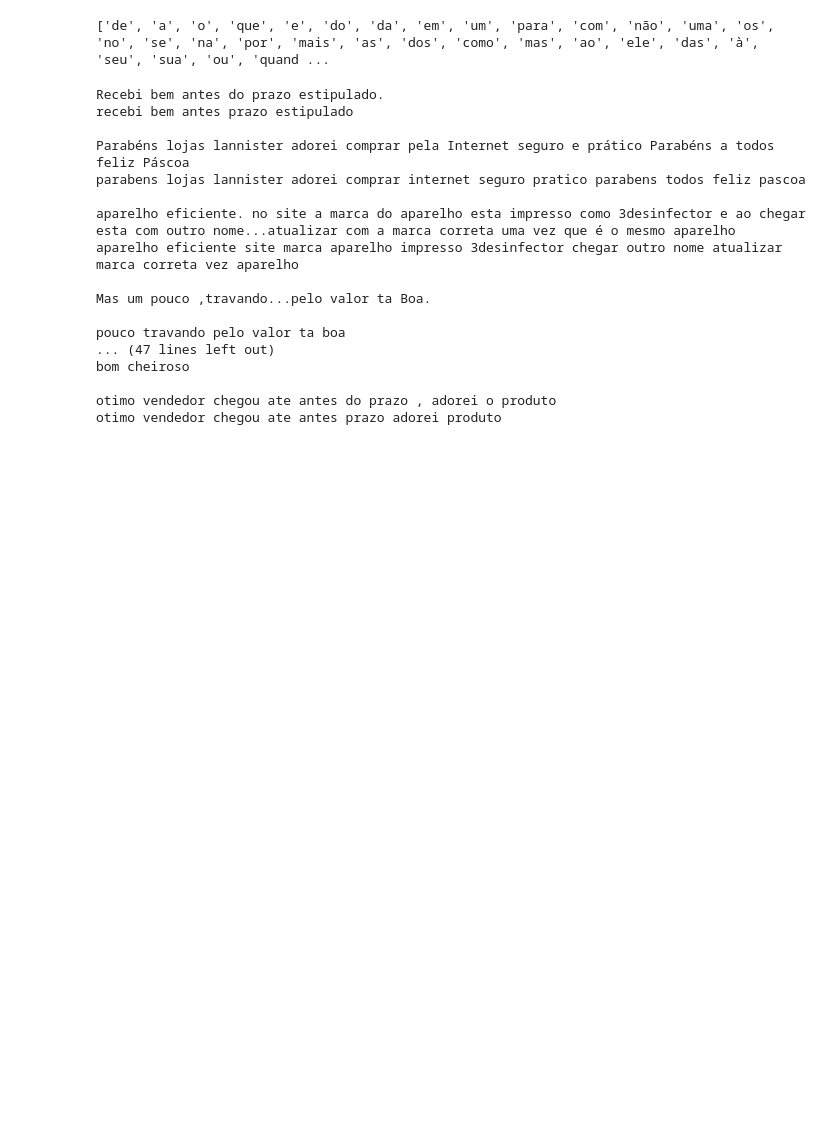
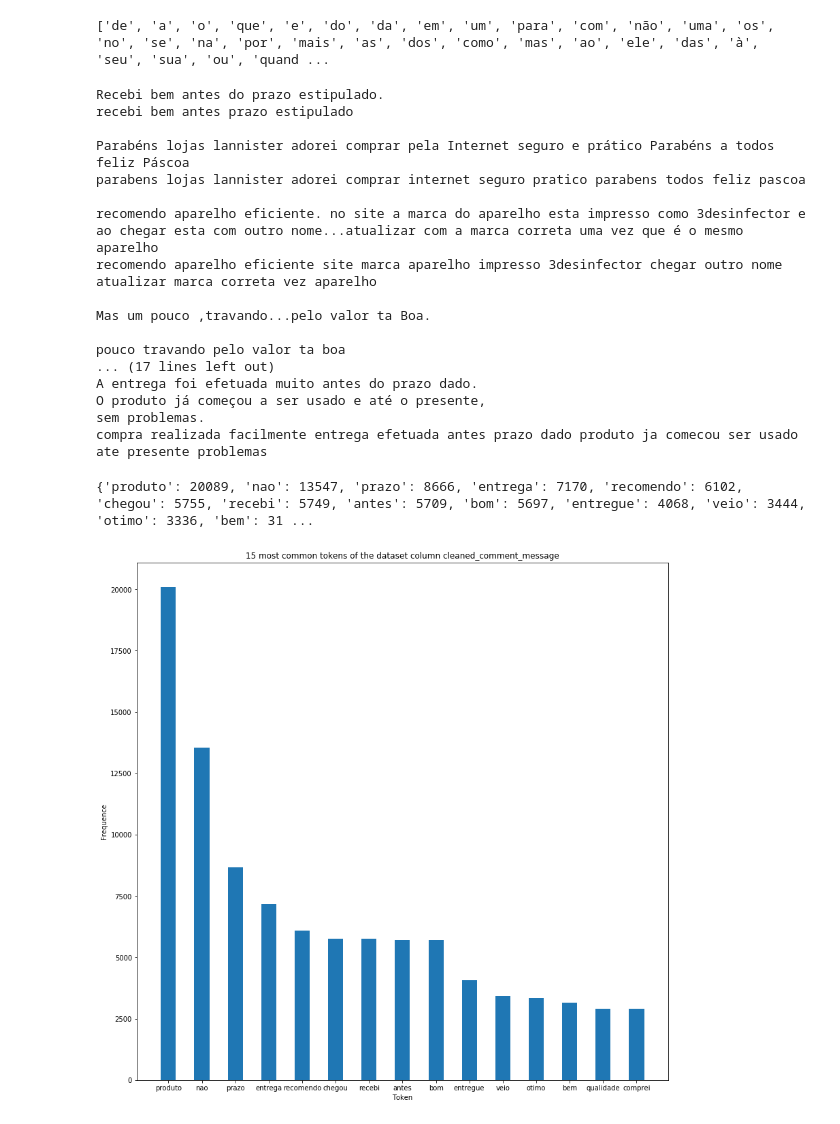
Before and after one commit to ViniciusBernardo/olist-orders-review-sentiment-analysis, a Jupyter notebook: olist_order_reviews.ipynb, the cells around one changed output. Cells and saved outputs as stored; diff of their text form; code cells hidden in the pictures; blank space fills up the shorter version.

```diff
--- a/olist_order_reviews.ipynb
+++ b/olist_order_reviews.ipynb
@@ -124,12 +159,8 @@ print(stopwords)
 import unicodedata
 from nltk.tokenize import RegexpTokenizer
 
-
-df.dropna(subset=['review_comment_message'], inplace=True)
-
 def remove_stopwords(string):
     result_string = []
-
     for letter in string.split():
         result_string.append(letter) if letter not in stopwords else None
 
@@ -152,10 +183,10 @@ def clean_data(input_str):
 
     return input_str
 
-df['cleaned_comment_message'] = df['review_comment_message'].apply(clean_data)
+df['cleaned_comment_message'] = df['review_comment_message_and_title'].apply(clean_data)
 
-for i in range(20):
-    print(df['review_comment_message'][i])
+for i in range(10):
+    print(df['review_comment_message_and_title'][i])
     print(df['cleaned_comment_message'][i])
     print()
 # %% [output]
@@ -165,17 +196,36 @@ recebi bem antes prazo estipulado
 Parabéns lojas lannister adorei comprar pela Internet seguro e prático Parabéns a todos feliz Páscoa
 parabens lojas lannister adorei comprar internet seguro pratico parabens todos feliz pascoa
 
-aparelho eficiente. no site a marca do aparelho esta impresso como 3desinfector e ao chegar esta com outro nome...atualizar com a marca correta uma vez que é o mesmo aparelho
-aparelho eficiente site marca aparelho impresso 3desinfector chegar outro nome atualizar marca correta vez aparelho
+recomendo aparelho eficiente. no site a marca do aparelho esta impresso como 3desinfector e ao chegar esta com outro nome...atualizar com a marca correta uma vez que é o mesmo aparelho
+recomendo aparelho eficiente site marca aparelho impresso 3desinfector chegar outro nome atualizar marca correta vez aparelho
 
 Mas um pouco ,travando...pelo valor ta Boa.
 
 pouco travando pelo valor ta boa
-... (47 lines left out)
-bom cheiroso
-
-otimo vendedor chegou ate antes do prazo , adorei o produto
-otimo vendedor chegou ate antes prazo adorei produto
+... (17 lines left out)
+A entrega foi efetuada muito antes do prazo dado.
+O produto já começou a ser usado e até o presente,
+sem problemas.
+compra realizada facilmente entrega efetuada antes prazo dado produto ja comecou ser usado ate presente problemas
+# %%
+import matplotlib.pyplot as plt
+
+frequence = calculate_token_distribution(n_most_common_words, 'cleaned_comment_message')
+print(frequence)
+
+index = list(frequence.keys())
+frequence = [frequence.get(x) for x in index]
+bar_width = 0.45
+
+plt.figure(figsize=(14, 14))
+plt.bar(index, frequence, bar_width)
+plt.title('{} most common tokens of the dataset column cleaned_comment_message'.format(n_most_common_words))
+plt.ylabel('Frequence')
+plt.xlabel('Token')
+plt.show()
+# %% [output]
+{'produto': 20089, 'nao': 13547, 'prazo': 8666, 'entrega': 7170, 'recomendo': 6102, 'chegou': 5755, 'recebi': 5749, 'antes': 5709, 'bom': 5697, 'entregue': 4068, 'veio': 3444, 'otimo': 3336, 'bem': 31 ...
+[figure, added]
 # %%
 from sklearn.feature_extraction.text import CountVectorizer
 
```
Also changed, not shown: parts of 7 cells of this notebook.
